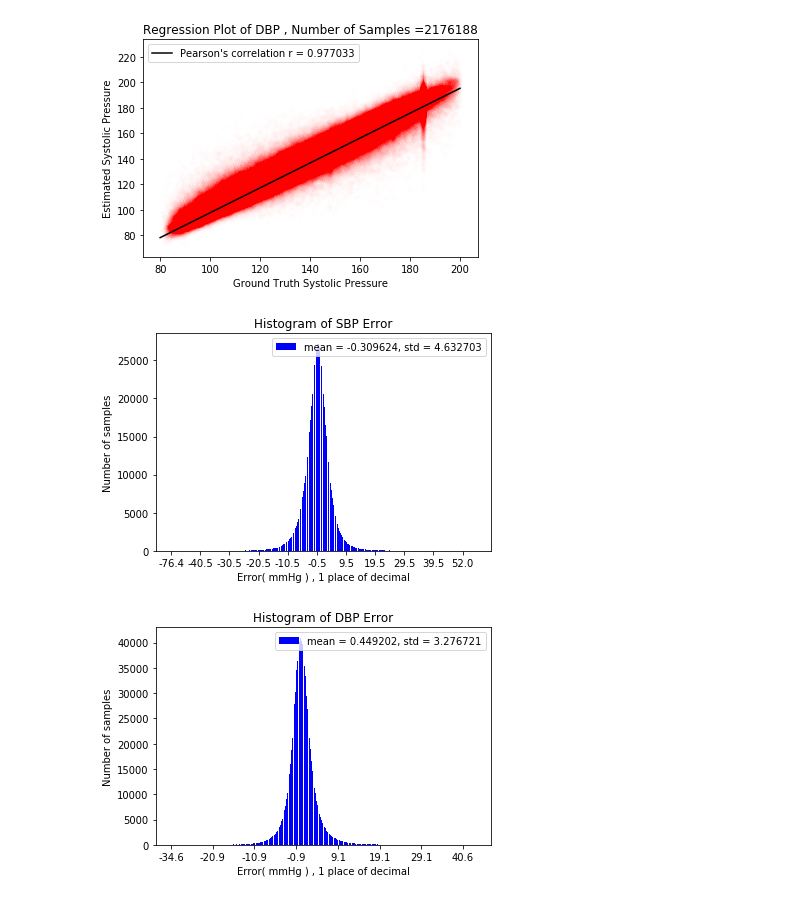
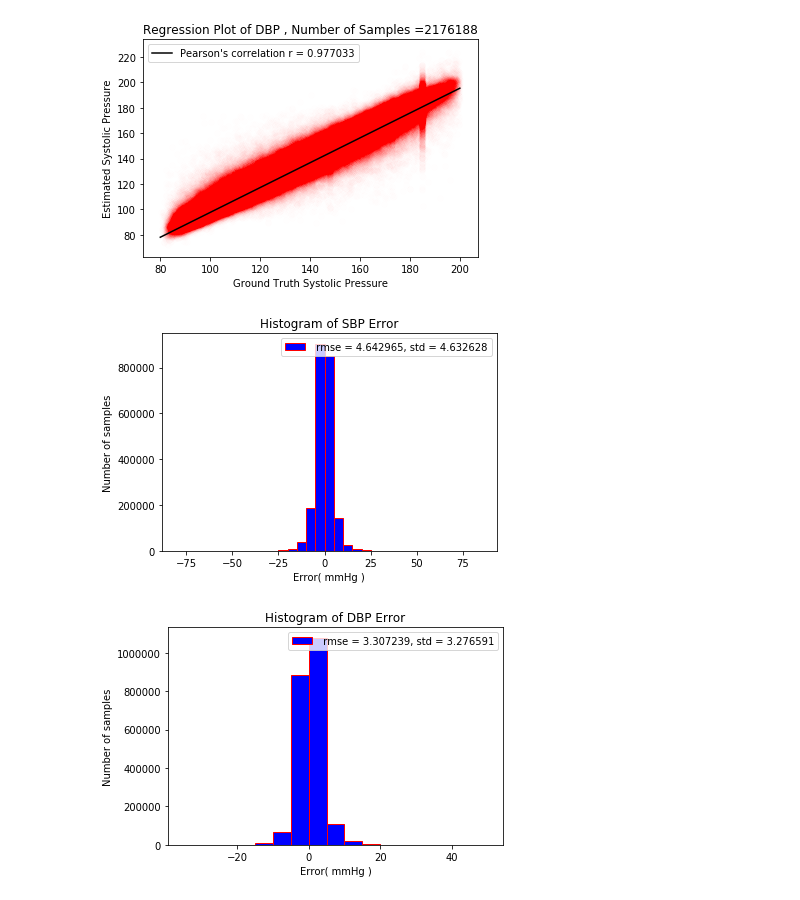
Before and after one commit to Yan-Cheng-Hsu/Blood-Pressure-Estimation-Model, a Jupyter notebook: Performance/bestModel_report.ipynb, the cells around one changed output. Cells and saved outputs as stored; diff of their text form; code cells hidden in the pictures.

```diff
--- a/Performance/bestModel_report.ipynb
+++ b/Performance/bestModel_report.ipynb
@@ -255,40 +255,30 @@ t_sbp = np.array( t_sbp )
 e_sbp = np.array( e_sbp )
 t_dbp = np.array( t_dbp )
 e_dbp = np.array( e_dbp )
-err_sbp = np.sort( np.round( t_sbp - e_sbp , 1) , kind = 'heapsort' )
-err_dbp = np.sort( np.round( t_dbp - e_dbp , 1) , kind = 'heapsort' )
+#err_sbp = np.sort( np.around( t_sbp - e_sbp , 0) , kind = 'heapsort' )
+#err_dbp = np.sort( np.around( t_dbp - e_dbp , 0) , kind = 'heapsort' )
+err_sbp = t_sbp - e_sbp
+err_dbp = t_dbp - e_dbp
+L = [ 'SBP' , 'DBP' ]
+Att = {}
+Att['SBP'] = err_sbp
+Att['DBP'] = err_dbp
+x = {}
+y = {}
+x['SBP'] = [i for i in range( -80 , 86 ,5)]
+x['DBP'] = [i for i in range( -35 , 51 ,5)]
+y['SBP'] = err_sbp
+y['DBP'] = err_dbp
-# %%
-L = [ 'SBP' , 'DBP' ]
-Att = {}
-Att['SBP'] = err_sbp
-Att['DBP'] = err_dbp
-x = {}
-y = {}
-for index in L:
-    x[ index ] = []
-    y[ index ] = []
-    x[ index ].append( Att[ index ][0] )
-    y[ index ].append( 1 )
-    j = 0
-    for i in range( 1 , len(Att[ index ]) , 1 ):
-        if Att[ index ][i] == x[ index ][j]:
-            y[ index ][j] = y[ index ][j] + 1
-        else:
-            x[ index ].append( Att[ index ][i] )
-            y[ index ].append( 1 )
-            j = j + 1
-    for i in range( len(x[ index ]) ):
-        x[ index ][i] = str( x[ index ] [i])
 # %%
+import math
 for i in L:
-    plt.bar( x[i] , y[i] , color = 'blue' , label = 'mean = '  + str( np.round( np.mean(Att[i]) , 6 ) ) + ', std = ' + str( np.round( np.std(Att[i]) , 6 ) ) )
-    plt.xlabel( 'Error( mmHg ) , 1 place of decimal' )
+    plt.hist(  y[i] , bins = x[i] , color = 'blue' , edgecolor = 'red' , label = ' rmse = '  + str( np.round( math.sqrt( np.mean( np.power( Att[i] , 2 ) ) ) , 6 ) ) + ', std = ' + str( np.round( np.std(Att[i]) , 6 ) ) )
+    plt.xlabel( 'Error( mmHg )' )
     plt.ylabel( 'Number of samples' )
-    plt.xticks( x[i][0::100] )
     plt.title( 'Histogram of ' + i + ' Error' )
     #plt.savefig( '/home/Yan-Cheng-Hsu/PaperPublication/' + i +'_Error_histogram.png' )
     plt.legend( loc = 'best' )
     plt.show()
 # %% [output]
-[figure, old version]
+[figure, new version]
-[figure, old version]
+[figure, new version]
```
Also changed, not shown: parts of 7 cells of this notebook, 1 other file.
